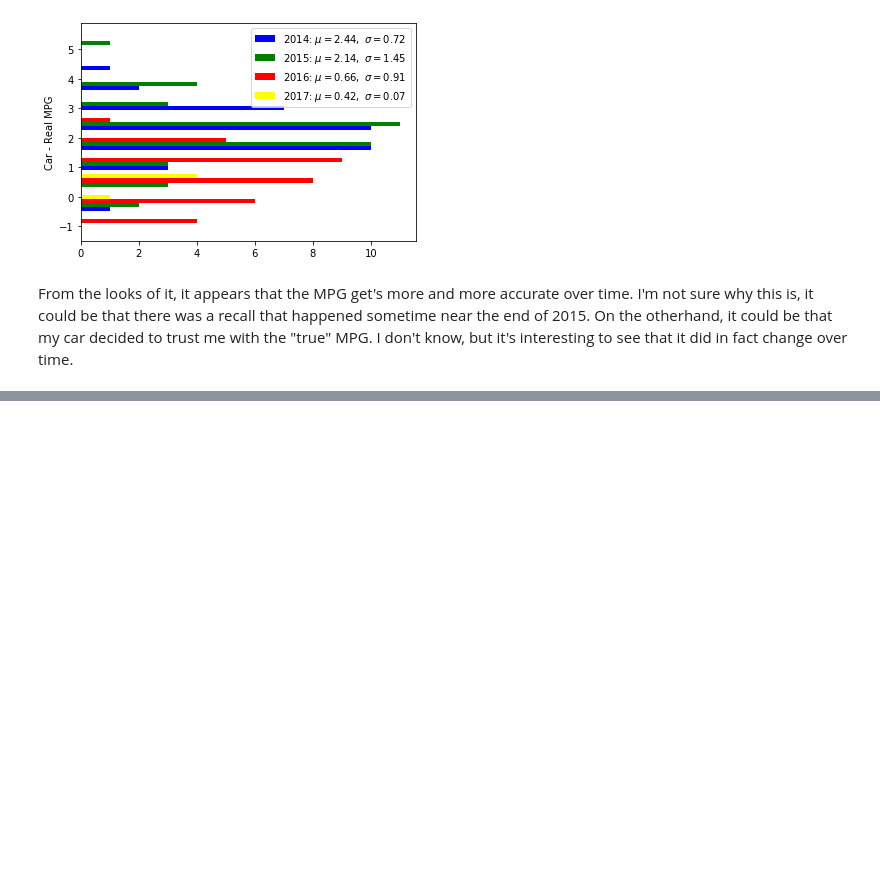
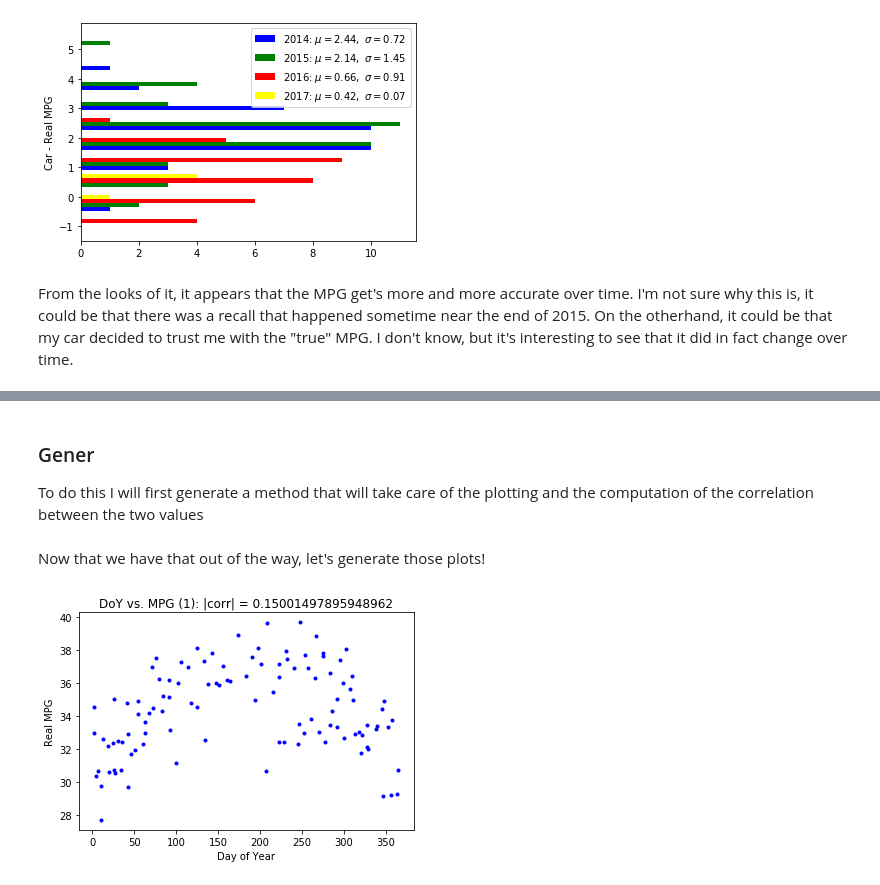
Before and after one commit to Jvinniec/fuel_economy, a Jupyter notebook: visualization/miles-per-gallon_viz.ipynb, the cells around one changed output, grey strips where cells are left out. Saved outputs shown, nothing was run; the diff lists cells and outputs as text; code cells hidden in the pictures; blank space fills up the shorter version.

Commit message:
Update miles-per-gallon visuals and add determination of correlation

```diff
--- a/visualization/miles-per-gallon_viz.ipynb
+++ b/visualization/miles-per-gallon_viz.ipynb
@@ -190,0 +222,52 @@ plt.legend()
+# %% [markdown]
+ ### Gener
+ To do this I will first generate a method that will take care of the plotting
+ and the computation of the correlation between the two values
+# %%
+def correlation(par1, par2, xlabel='', ylabel='', title='', corr_list=None):
+    """
+    Computes the correlation between 'par1' and 'par2'. This method also plots
+    the distribution of the two parameters.
+
+    Parameters
+    ----------
+    par1 : numpy.array
+        Array of values
+    par2 : numpy.array
+        Array of values
+    xlabel : str
+        Label for par1
+    ylabel : str
+        Label for par2
+    title : str
+        Prefix for the plot title
+    corr_list : numpy.array
+        List of correlations to add this value to
+
+    Returns
+    -------
+    Correlation coefficient between 'par1' and 'par2'
+    """
+    # Compute the correlation
+    corr = np.corrcoef(par1, par2)[0][1]
+
+    # Plot the variables with each other
+    plt.xlabel(xlabel)
+    plt.ylabel(ylabel)
+    plt.title(f'{title}: |corr| = {np.abs(corr)}')
+    plt.scatter(par1, par2, marker='.', color='blue')
+
+    # Add the correlation to the list
+    if corr_list is not None:
+        corr_list.append([np.abs(corr), title])
+    return corr
+# %% [markdown]
+ Now that we have that out of the way, let's generate those plots!
+# %%
+# Keep track of the correlations so that we can sort them later
+corr_list = []
+# %%
+date1 = [d.dayofyear for d in db.Date]
+corr1 = correlation(date1, db['Real MPG'], xlabel='Day of Year', ylabel='Real MPG', title='DoY vs. MPG (1)', corr_list=corr_list)
+# %% [output]
+[figure, added]
```
Also changed, not shown: parts of 18 cells of this notebook, 1 other file.
